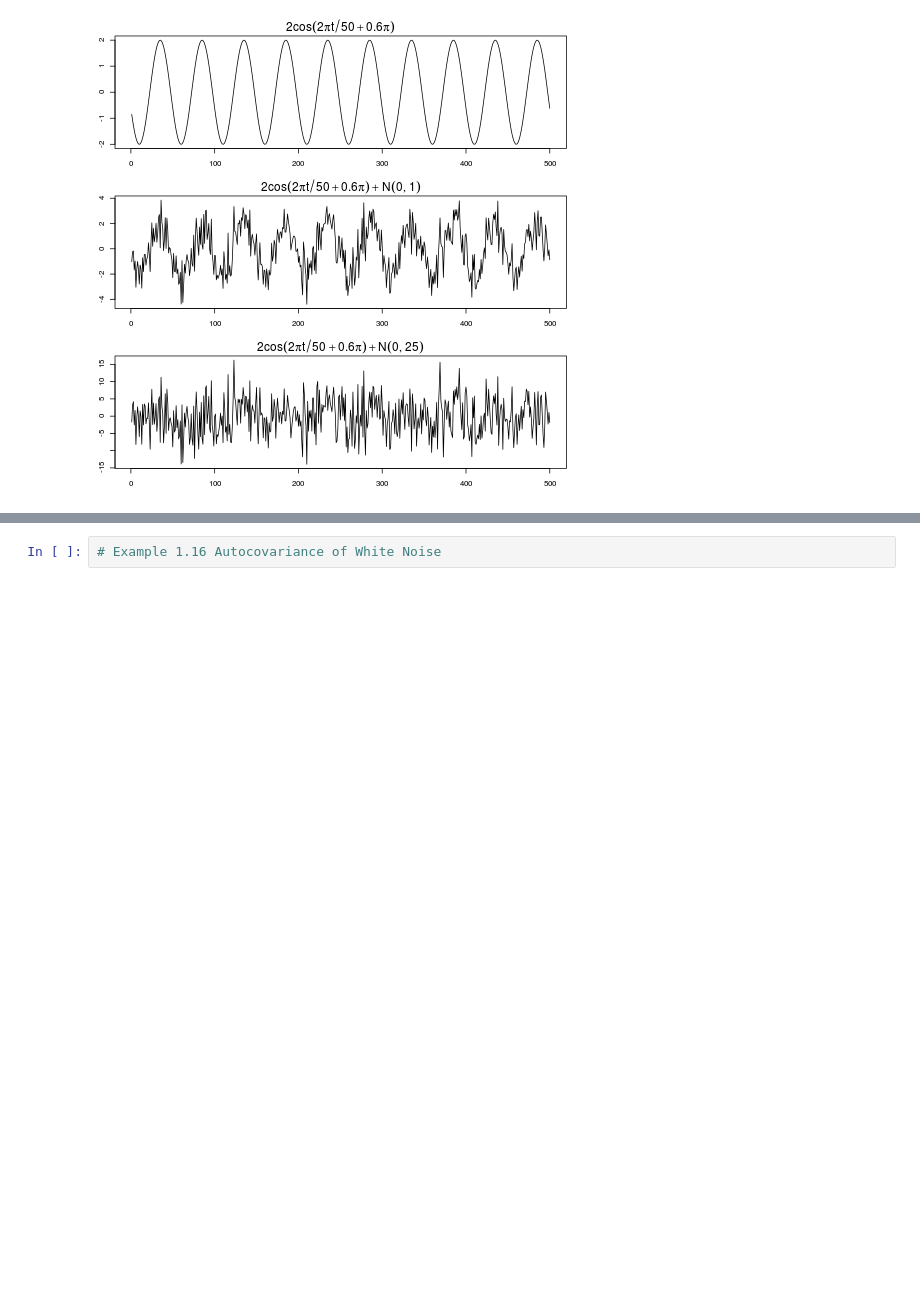
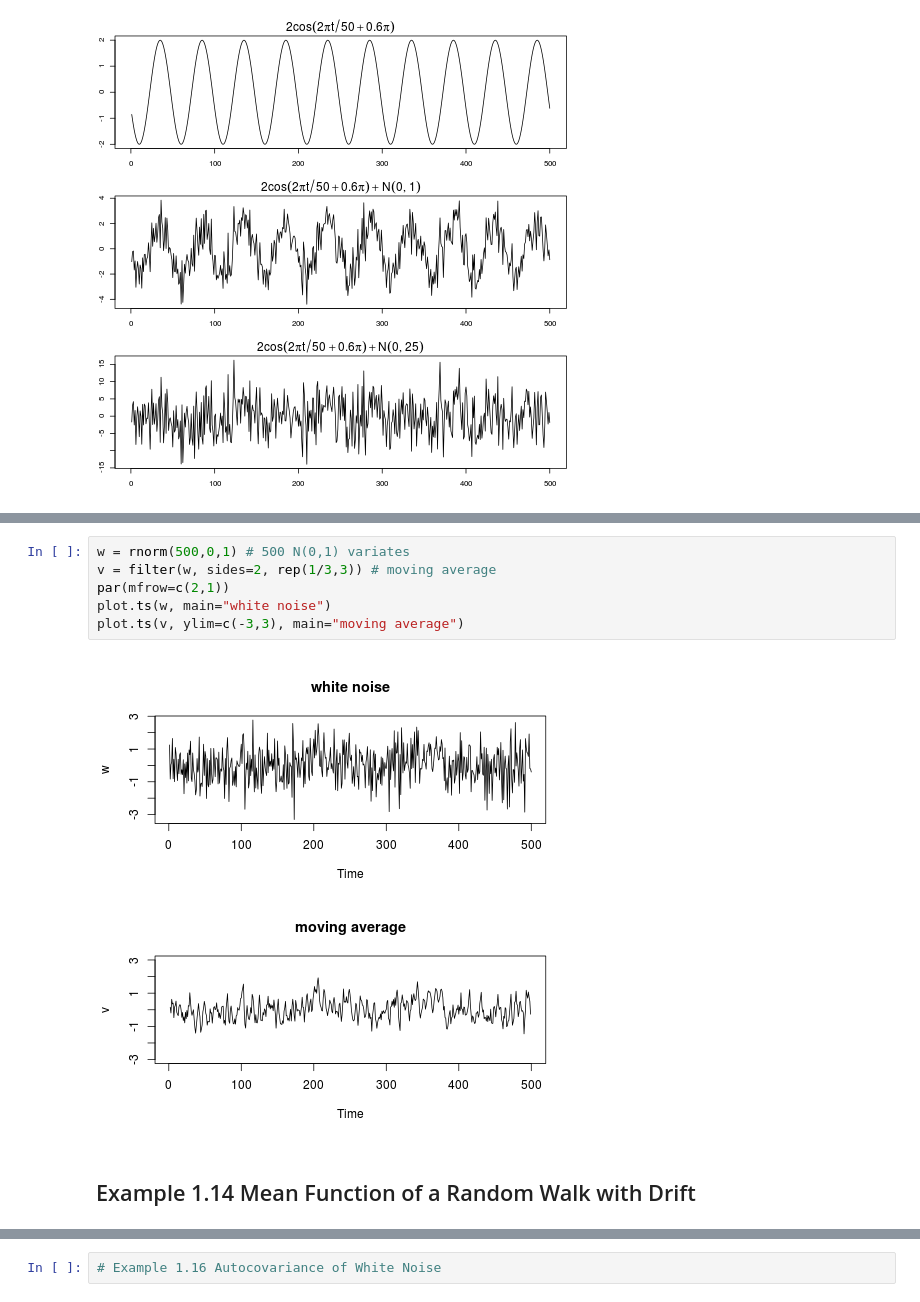
Before and after one commit to psygement/ecor, a Jupyter notebook: part3/timeR_01/01_Characteristics_of_Time_Series.ipynb, the cells around one changed output, grey strips where cells are left out. Saved outputs shown, nothing was run; the diff lists cells and outputs as text; blank space fills up the shorter version.

```diff
--- a/part3/timeR_01/01_Characteristics_of_Time_Series.ipynb
+++ b/part3/timeR_01/01_Characteristics_of_Time_Series.ipynb
@@ -340,2 +374,12 @@ plot.ts(cs+5*w, main=expression(2*cos(2*pi*t/50+.6*pi) + N(0,25)))
+# %%
+w = rnorm(500,0,1) # 500 N(0,1) variates
+v = filter(w, sides=2, rep(1/3,3)) # moving average
+par(mfrow=c(2,1))
+plot.ts(w, main="white noise")
+plot.ts(v, ylim=c(-3,3), main="moving average")
+# %% [output]
+[figure, added]
+# %% [markdown]
+## Example 1.14 Mean Function of a Random Walk with Drift
 # %% [markdown]
 <img src='figures/ex1.14.png' />
```
Also changed, not shown: parts of 93 cells of this notebook, 1 other file.
